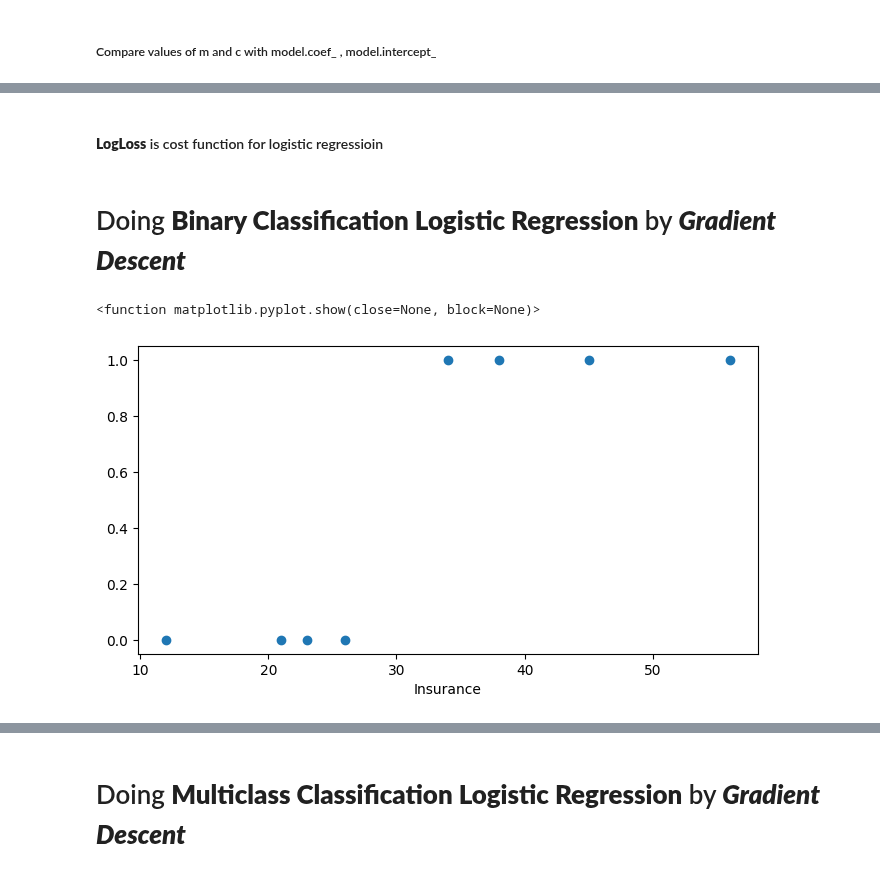
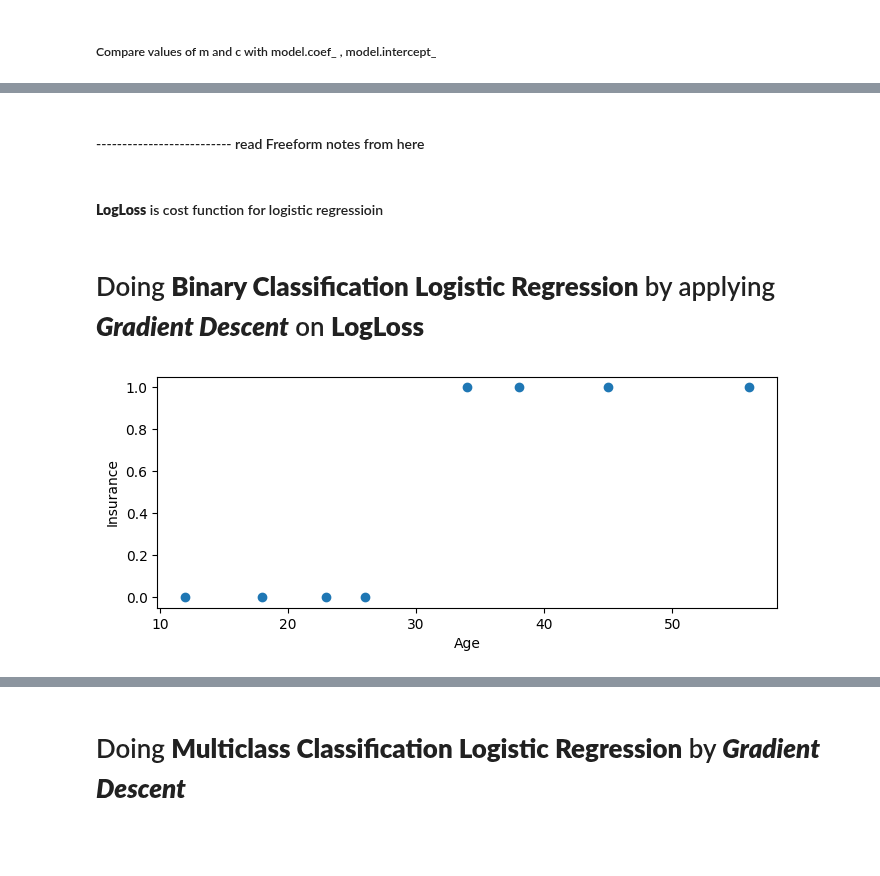
Before and after one commit to albertodavincishekhawat/BasicMachineLearning, a Jupyter notebook: 3.GradiantDescent.ipynb, the cells around one changed output, grey strips where cells are left out. Cells and saved outputs as stored; diff of their text form; code cells hidden in the pictures; blank space fills up the shorter version.

```diff
--- a/3.GradiantDescent.ipynb
+++ b/3.GradiantDescent.ipynb
@@ -91,23 +93,24 @@ model.coef_,model.intercept_
+# %% [markdown]
+#### -------------------------- read Freeform notes from here
 # %% [markdown]
 ####  **LogLoss** is cost function for logistic regressioin
 # %% [markdown]
-# Doing **Binary Classification Logistic Regression** by ***Gradient Descent***
+# Doing **Binary Classification Logistic Regression** by applying ***Gradient Descent*** on **LogLoss**
 # %%
 import numpy as np
 import pandas as pd
 from matplotlib import pyplot as plt
 from sklearn.linear_model import LogisticRegression
 # %%
-age= np.array([12,34,23,56,38,45,21,26])
-insurance = np.array([0,1,0,1,1,1,0,0])
+age = np.array([12, 34, 23, 56, 38, 45, 18, 26])
+insurance = np.array([0, 1, 0, 1, 1, 1, 0, 0])
 # %%
-plt.figure(figsize=(8,4))
+plt.figure(figsize=(8, 3))
 plt.scatter(age, insurance, marker="o")
 plt.xlabel("Age")
-plt.xlabel("Insurance")
-plt.show
+plt.ylabel("Insurance")
+plt.show()
 # %% [output]
-<function matplotlib.pyplot.show(close=None, block=None)>
-[figure, old version]
+[figure, new version]
 # %%
 lr = 0.5    # lr is learning rate
```
Also changed, not shown: parts of 17 cells of this notebook, 1 other file.
